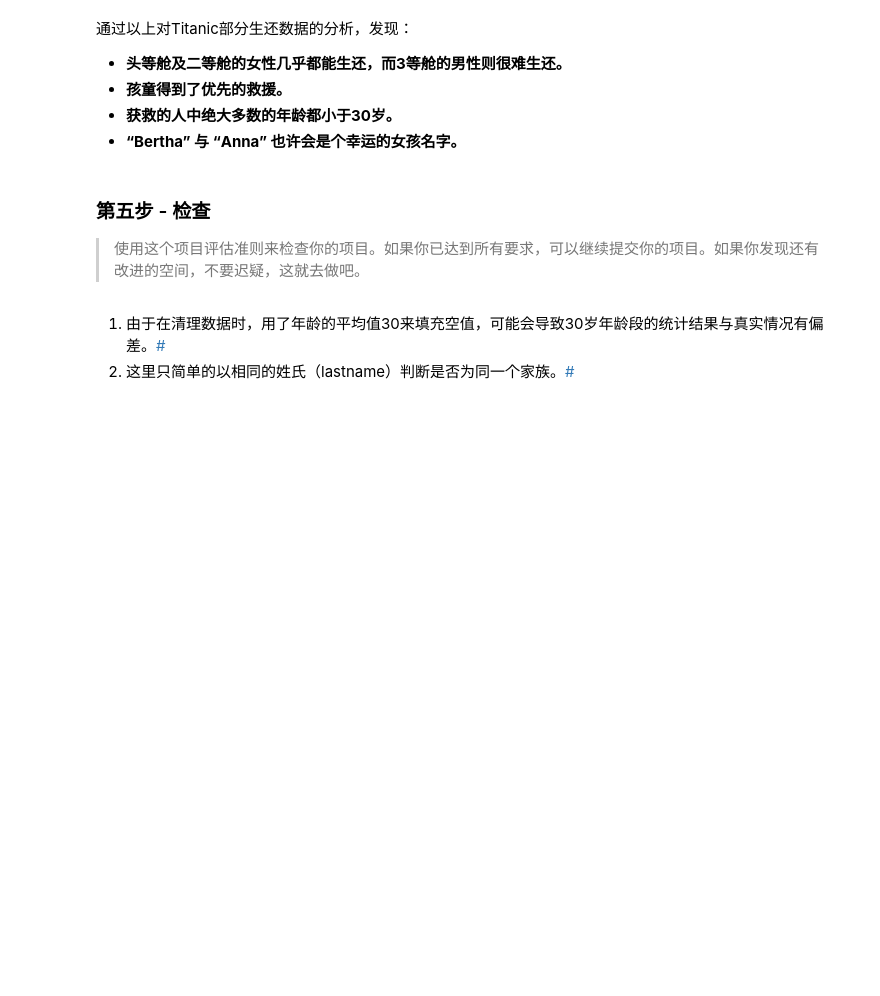
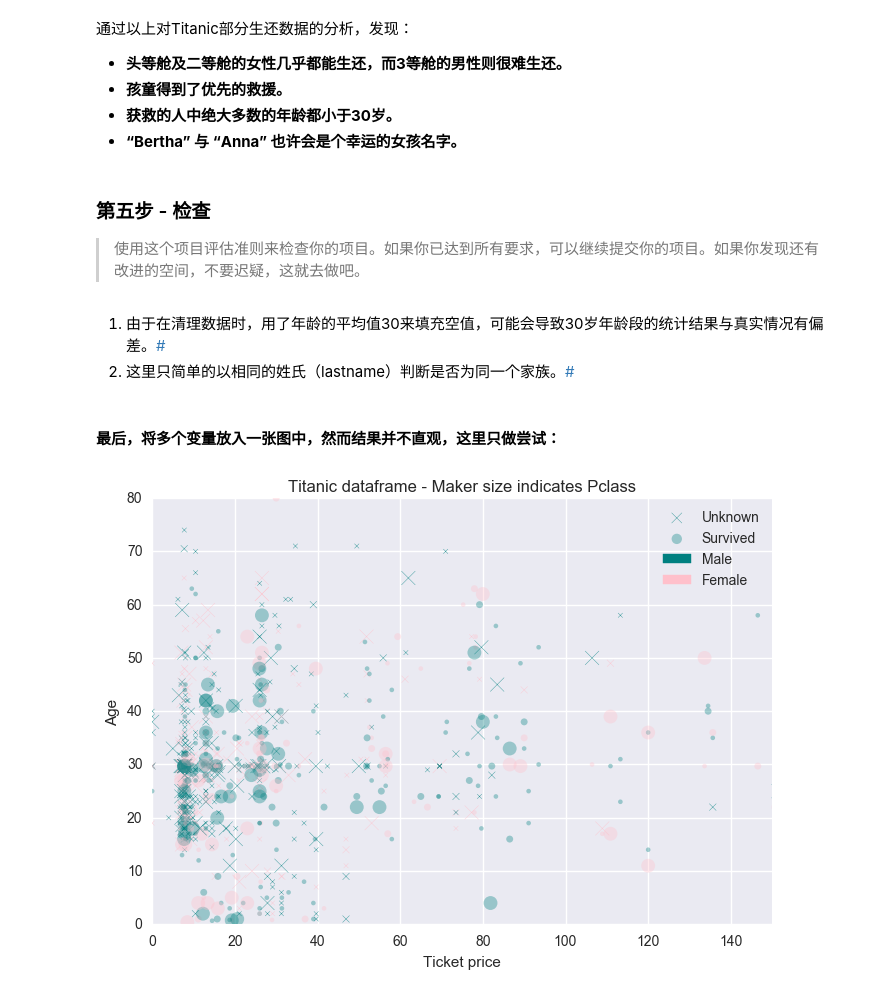
Before and after one commit to deCHN/DA-P2, a Jupyter notebook: titanic_data_explore.ipynb, the cells around one changed output. Cells and saved outputs as stored; diff of their text form; code cells hidden in the pictures; blank space fills up the shorter version.

```diff
--- a/titanic_data_explore.ipynb
+++ b/titanic_data_explore.ipynb
@@ -400,3 +336,47 @@ Name: Survived, dtype: int64
 <li id="note1">由于在清理数据时，用了年龄的平均值30来填充空值，可能会导致30岁年龄段的统计结果与真实情况有偏差。<a href="#refnote1" style="text-decoration: none">#</a></li>
 <li id="note2">这里只简单的以相同的姓氏（lastname）判断是否为同一个家族。<a href="#refnote2" style="text-decoration: none">#</a></li>
 </ol>
+# %% [markdown]
+#### 最后，将多个变量放入一张图中，然而结果并不直观，这里只做尝试：
+# %%
+# Just for practice and fun, what I want to create is a kind all-in-one scatter chart for:
+# Fare - X achse
+# Age - Y achse
+# Gender - by color, teal=male, pink=female
+# Pclass - by scalar(inverted), higher Pclass(1) desto "bigger" marker size
+# Survived - by marker, 'o' for survived, 'X' for unknown
+
+import matplotlib.patches as mpatches
+
+def colorGender(s):
+    if s=="male":
+        return 'teal'
+    else:
+        return 'pink'
+
+x0 = df[df.Survived==0].Fare
+y0 = df[df.Survived==0].Age
+x1 = df[df.Survived==1].Fare
+y1 = df[df.Survived==1].Age
+s = 100 / df.Pclass**2
+c = df.Sex.apply(colorGender)
+
+p0 = plt.scatter(x0, y0, c=c, s=s, marker='x', alpha=0.8, label="")
+p1 = plt.scatter(x1, y1, c=c, s=s, marker='o', label=('female', 'male'), alpha=0.35, edgecolors='none')
+
+# print df.Fare.describe()
+# Because the max of Fare is 512 which has about 10STD from other data, I will choose 150(about 3STD) as x-max for better visulization.
+plt.axis([0, 150, 0, df.Age.max()])
+plt.xlabel("Ticket price")
+plt.ylabel("Age")
+plt.title("Titanic dataframe - Maker size indicates Pclass")
+
+teal_patch = mpatches.Patch(color='teal')
+pink_patch = mpatches.Patch(color='pink')
+plt.legend([p0, p1, teal_patch, pink_patch], ["Unknown", "Survived", "Male", "Female"])
+
+plt.grid(True)
+
+plt.show()
+# %% [output]
+[figure, added]
```
Also changed, not shown: parts of 7 cells of this notebook.
